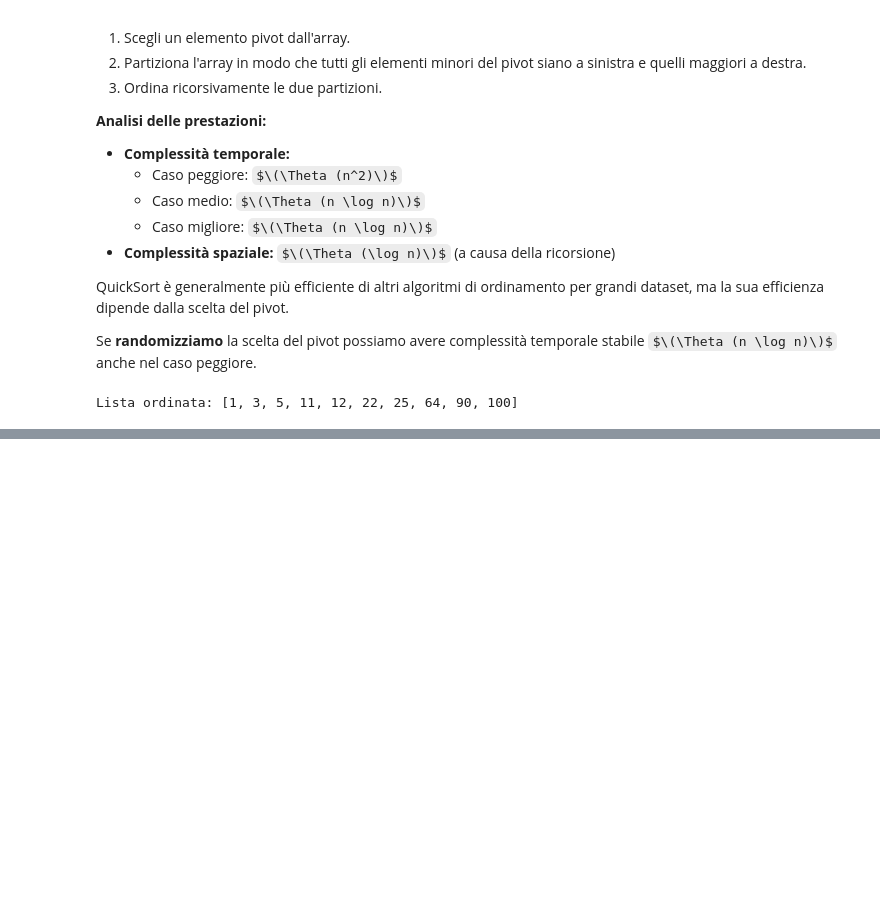
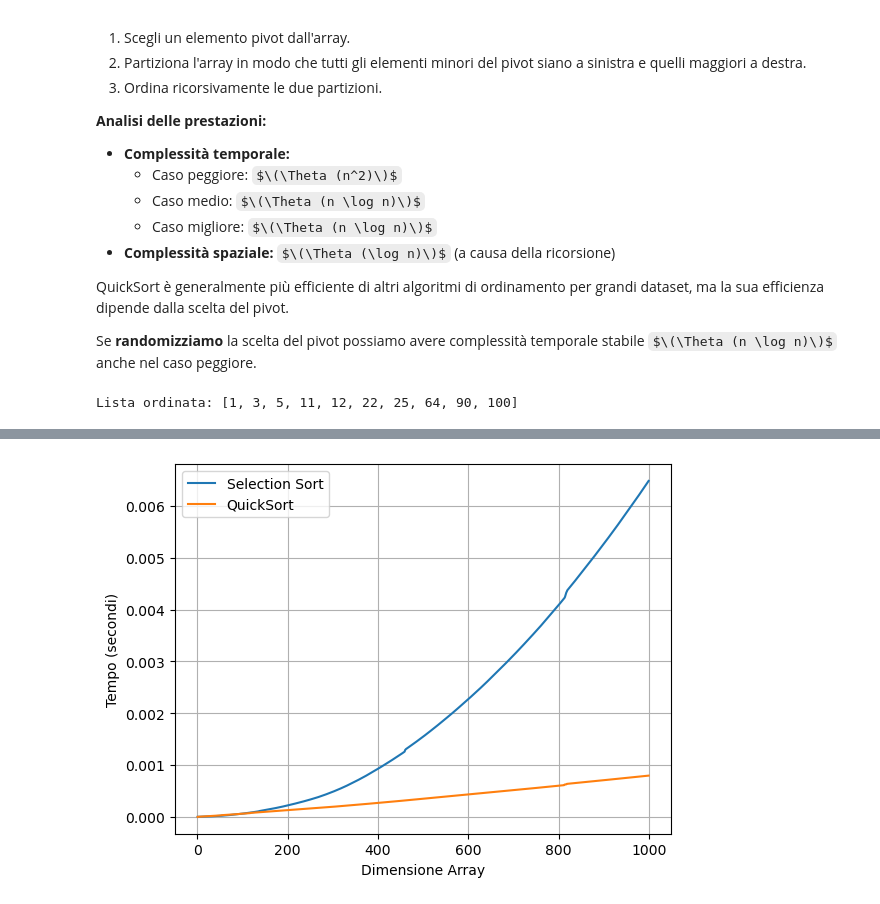
Before and after one commit to apisti01/SelectionVsQuick, a Jupyter notebook: notebook.ipynb, the cells around one changed output, grey strips where cells are left out. Drawn from its saved outputs; the diff is of its cells as text; code cells hidden in the pictures; some formulas as TeX source; blank space fills up the shorter version.

```diff
--- a/notebook.ipynb
+++ b/notebook.ipynb
@@ -91,0 +185,30 @@ Lista ordinata: [1, 3, 5, 11, 12, 22, 25, 64, 90, 100]
+# %%
+x, s, q = [], [], []
+for i in range(1, 1000):
+    x.append(i)
+    array = random.sample(range(i), i)
+    arr_quicksort = array.copy()
+
+    start = time.perf_counter()
+    selection_sort(array)
+    end = time.perf_counter()
+    z = s[-1] if (len(s) != 0) else 0
+    s.append((end - start) / i + z)
+
+    start = time.perf_counter()
+    randomized_quicksort(arr_quicksort, 0, i - 1)
+    end = time.perf_counter()
+    z = q[-1] if (len(q) != 0) else 0
+    q.append((end - start) / i + z)
+
+plt.plot(x, s, label='Selection Sort')
+plt.plot(x, q, label='QuickSort')
+
+plt.xlabel('Dimensione Array')
+plt.ylabel('Tempo (secondi)')
+plt.legend()
+plt.grid(True)
+
+plt.show()
+# %% [output]
+[figure, added]
```
Also changed, not shown: parts of 16 cells of this notebook.
